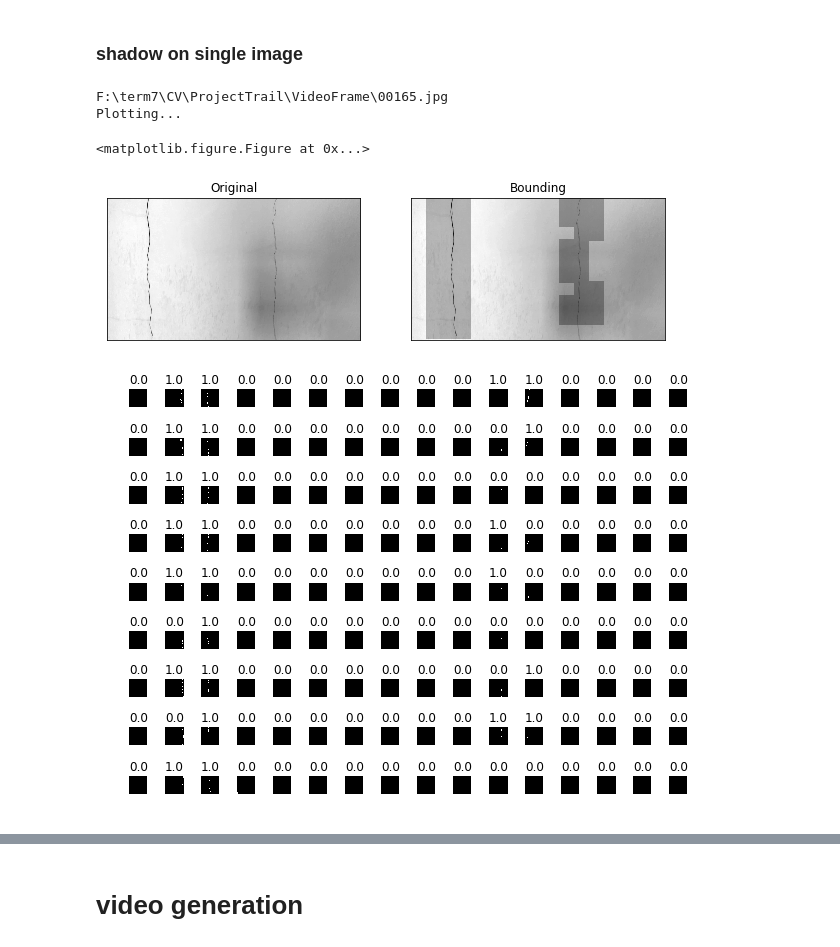
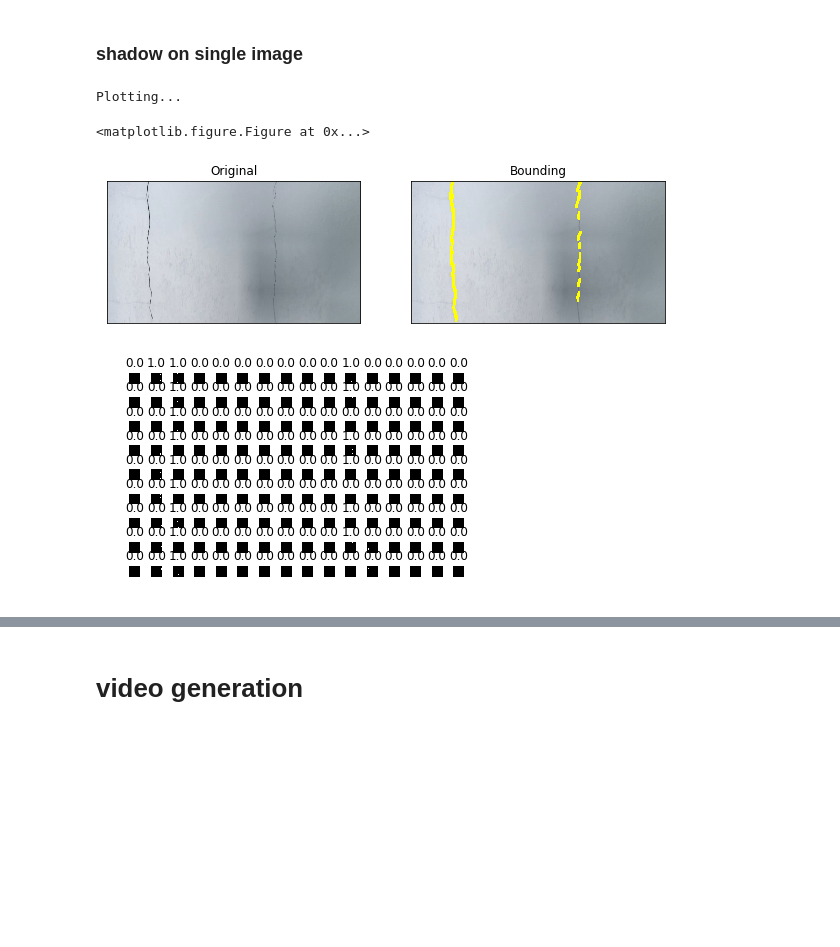
Before and after one commit to Gilliamwu/CV50035Repo, a Jupyter notebook: Sliding_video_gen.ipynb, the cells around one changed output, grey strips where cells are left out. Drawn from its saved outputs; the diff is of its cells as text; code cells hidden in the pictures; blank space fills up the shorter version.

```diff
--- a/Sliding_video_gen.ipynb
+++ b/Sliding_video_gen.ipynb
@@ -32,6 +32,10 @@ print( X_train.shape, Y_train.shape )
 # %%
 from filters.bilateral import bilateral_canny
 bilateral_canny = bilateral_canny()
+for idx in range(X_train.shape[0]):
+    X_train[idx] = bilateral_canny.bilateral_canny_img(X_train[idx])
+# %%
+X_train_flat = X_train.reshape(X_train.shape[0],-1)
 # %%
 # train a logistic model
 from sklearn import linear_model
@@ -226,18 +230,7 @@ plt.show
 ### shadow on single image
 # %%
 from helper import rolling_window, shade_area
-
-#PATH = "C:/Users/Dominic/Desktop/VideoFrame/"
-
-PATH = "F:\\term7\\CV\\ProjectTrail\\VideoFrame\\"
-origin_path = PATH + "00165.jpg"
-
-print(origin_path)
-origin = cv2.imread(origin_path, 0).astype(np.float32)
-# img = bilateral_canny_video.bilateral_canny_img(img)
-
-img = img2
-
+img = frame_after_canny
 #stride = (112, 106)
 stride = (106,112)
 window_size = (227, 227)
@@ -251,34 +244,33 @@ imgs = rolling_window(img, window_size, stride)
 nx, ny = imgs.shape[0], imgs.shape[1]
 plt.figure(figsize=(20, 20 * nx / ny))
 
 result = logistic.predict(imgs.reshape(nx * ny, -1)).reshape(nx, ny)
 print("Plotting...")
 
-boxed = shade_area(origin, result, window_size, stride)
+boxed = shade_area(origin, imgs, result, window_size, stride)
 
 plt.figure(figsize=(10,5))
 
 plt.subplot(121),plt.imshow(origin, cmap='gray')
 plt.title('Original'),plt.xticks([]),plt.yticks([])
 
 plt.subplot(122),plt.imshow(boxed, cmap='gray')
 plt.title('Bounding'),plt.xticks([]),plt.yticks([])
 
 plt.show()
 
 for i in range(nx):
     for j in range(ny):
         plt.subplot(nx, ny, i * ny + j + 1)
         plt.imshow(imgs[i, j],cmap='gray')
         plt.axis('off')
         plt.title(result[i, j])
 
 
 plt.subplots_adjust(wspace=1, hspace=0)
 plt.show()
 # %% [output]
-F:\term7\CV\ProjectTrail\VideoFrame\00165.jpg
 Plotting...
 <matplotlib.figure.Figure at 0x...>
-[figure, old version]
+[figure, new version]
-[figure, old version]
+[figure, new version]
```
Also changed, not shown: parts of 22 cells of this notebook, 2 other files.
